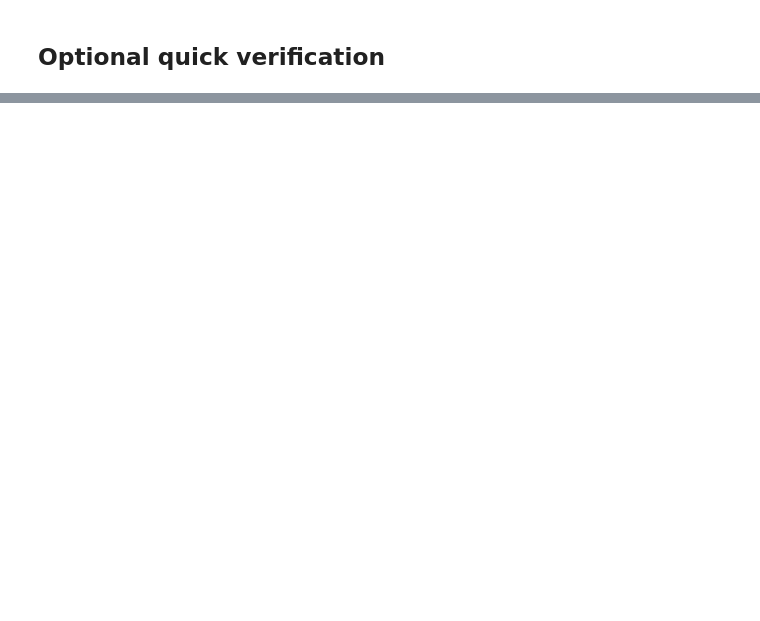
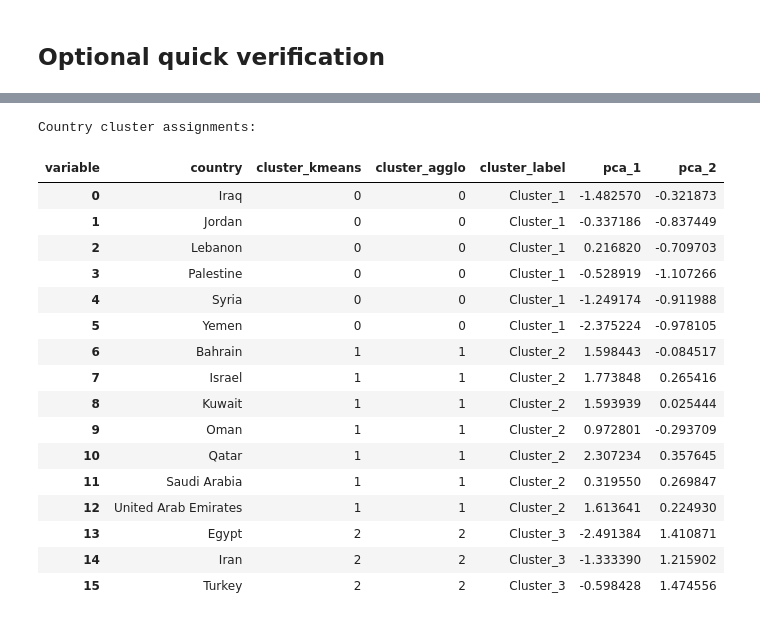
Before and after one commit to Qais-O/ds-capstone, a Jupyter notebook: data_pipeline_stage_2.ipynb, the cells around one changed output, grey strips where cells are left out. Cells and saved outputs as stored; diff of their text form; code cells hidden in the pictures; blank space fills up the shorter version.

```diff
--- a/data_pipeline_stage_2.ipynb
+++ b/data_pipeline_stage_2.ipynb
@@ -276,0 +722,47 @@ display(verification)
+# %%
+# ============================================================================
+# PHASE C4: FINAL CLUSTER ASSIGNMENTS
+# ============================================================================
+if best_k is None:
+    raise RuntimeError("No valid cluster count selected from diagnostics.")
+
+kmeans_final = KMeans(n_clusters=int(best_k), random_state=42, n_init=30)
+labels_kmeans = kmeans_final.fit_predict(X_cluster)
+
+agglo_final = AgglomerativeClustering(n_clusters=int(best_k), linkage="ward")
+labels_agglo = agglo_final.fit_predict(X_cluster)
+
+country_cluster_assignments = cluster_feature_matrix[["country"]].copy()
+country_cluster_assignments["cluster_kmeans"] = labels_kmeans.astype(int)
+country_cluster_assignments["cluster_agglo"] = labels_agglo.astype(int)
+country_cluster_assignments["cluster_label"] = (
+    "Cluster_" + (country_cluster_assignments["cluster_kmeans"] + 1).astype(str)
+)
+
+# Add 2D PCA projection to support visualization in later cells.
+pca_plot = PCA(n_components=2, random_state=42)
+xy = pca_plot.fit_transform(X_cluster)
+country_cluster_assignments["pca_1"] = xy[:, 0]
+country_cluster_assignments["pca_2"] = xy[:, 1]
+
+print("Country cluster assignments:")
+display(country_cluster_assignments.sort_values(["cluster_kmeans", "country"]).reset_index(drop=True))
+# %% [output]
+Country cluster assignments:
+| variable | country | cluster_kmeans | cluster_agglo | cluster_label | pca_1 | pca_2 |
+| 0 | Iraq | 0 | 0 | Cluster_1 | -1.482570 | -0.321873 |
+| 1 | Jordan | 0 | 0 | Cluster_1 | -0.337186 | -0.837449 |
+| 2 | Lebanon | 0 | 0 | Cluster_1 | 0.216820 | -0.709703 |
+| 3 | Palestine | 0 | 0 | Cluster_1 | -0.528919 | -1.107266 |
+| 4 | Syria | 0 | 0 | Cluster_1 | -1.249174 | -0.911988 |
+| 5 | Yemen | 0 | 0 | Cluster_1 | -2.375224 | -0.978105 |
+| 6 | Bahrain | 1 | 1 | Cluster_2 | 1.598443 | -0.084517 |
+| 7 | Israel | 1 | 1 | Cluster_2 | 1.773848 | 0.265416 |
+| 8 | Kuwait | 1 | 1 | Cluster_2 | 1.593939 | 0.025444 |
+| 9 | Oman | 1 | 1 | Cluster_2 | 0.972801 | -0.293709 |
+| 10 | Qatar | 1 | 1 | Cluster_2 | 2.307234 | 0.357645 |
+| 11 | Saudi Arabia | 1 | 1 | Cluster_2 | 0.319550 | 0.269847 |
+| 12 | United Arab Emirates | 1 | 1 | Cluster_2 | 1.613641 | 0.224930 |
+| 13 | Egypt | 2 | 2 | Cluster_3 | -2.491384 | 1.410871 |
+| 14 | Iran | 2 | 2 | Cluster_3 | -1.333390 | 1.215902 |
+| 15 | Turkey | 2 | 2 | Cluster_3 | -0.598428 | 1.474556 |
```
Also changed, not shown: parts of 24 cells of this notebook, 24 other files.
